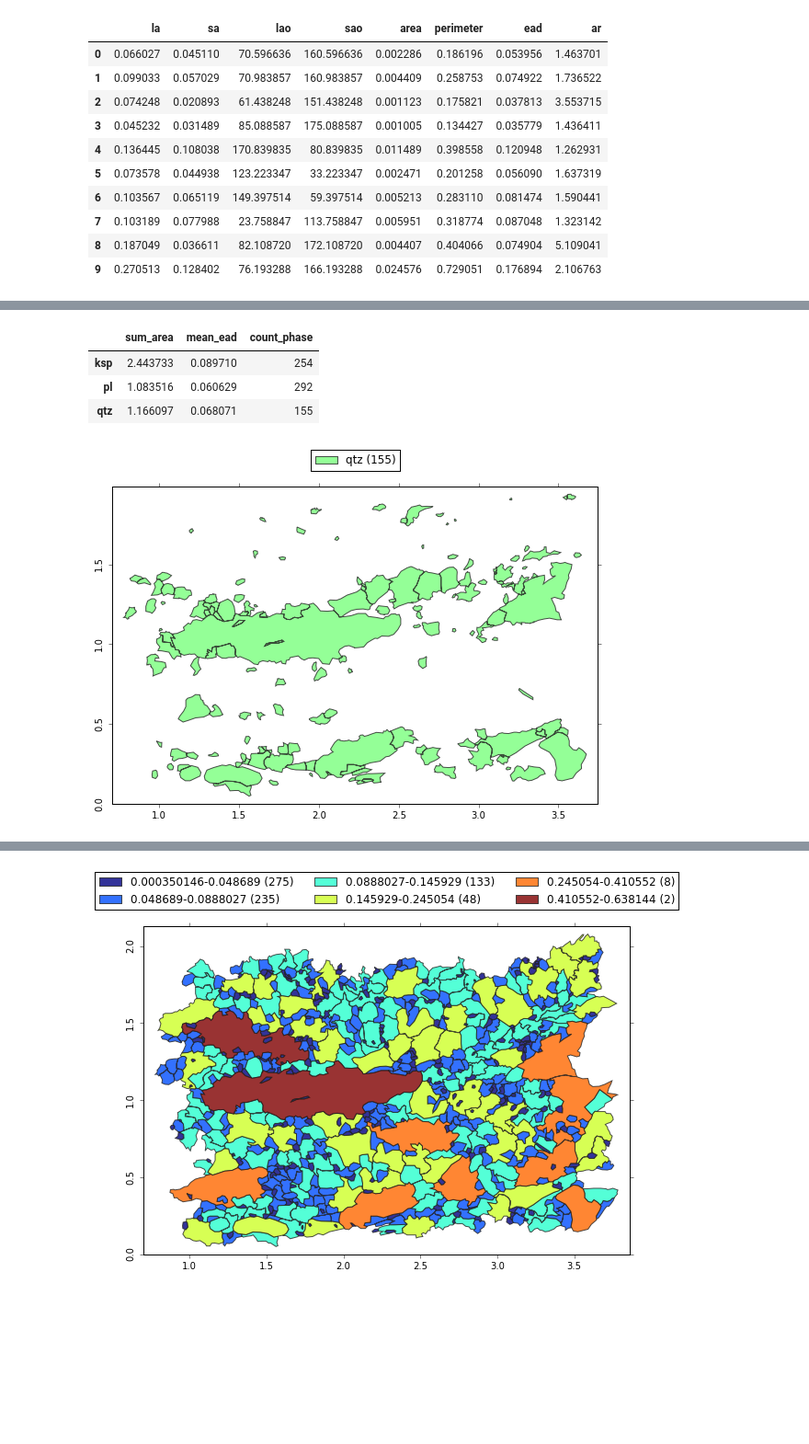
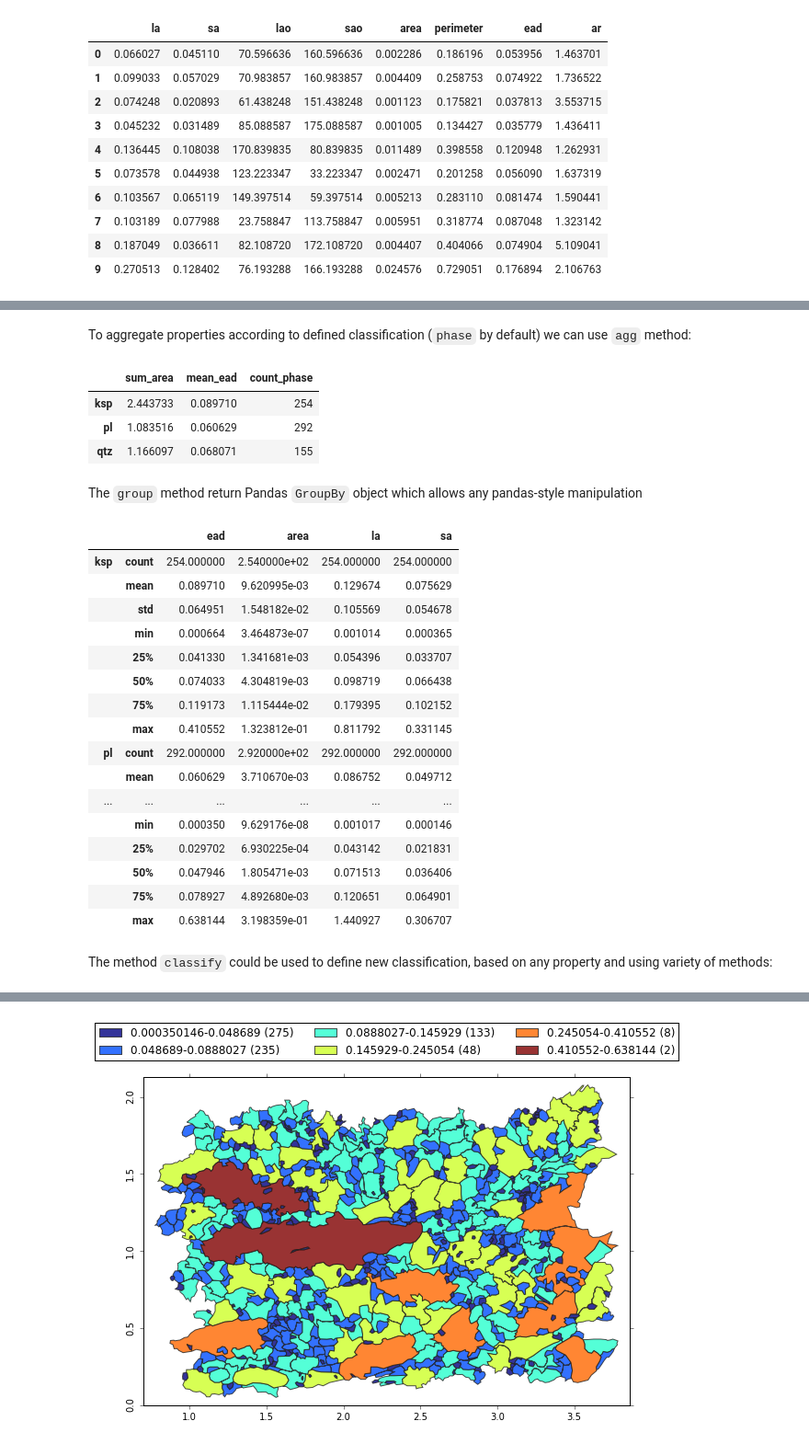
Before and after one commit to ondrolexa/polylx, a Jupyter notebook: polylx_tutorial.ipynb, the cells around one changed output, grey strips where cells are left out. Shown: that part at 92% size. Drawn from its saved outputs; the diff is of its cells as text; code cells hidden in the pictures; blank space fills up the shorter version.

```diff
--- a/polylx_tutorial.ipynb
+++ b/polylx_tutorial.ipynb
@@ -72,3 +88,5 @@ g.df('la', 'sa', 'lao', 'sao', 'area', 'perimeter', 'ead', 'ar').head(10)
+# %% [markdown]
+To aggregate properties according to defined classification (`phase` by default) we can use `agg` method:
 # %%
 g.agg('sum','area','mean','ead','count','phase')
 # %% [output]
@@ -76,7 +94,27 @@ g.agg('sum','area','mean','ead','count','phase')
 | ksp | 2.443733 | 0.089710 | 254 |
 | pl | 1.083516 | 0.060629 | 292 |
 | qtz | 1.166097 | 0.068071 | 155 |
-# %%
-g['qtz'].plot()
-# %% [output]
-[figure, removed]
+# %% [markdown]
+The `group` method return Pandas `GroupBy` object which allows any pandas-style manipulation
+# %%
+g.groups('ead', 'area', 'la', 'sa').describe()
+# %% [output]
+|  |  | ead | area | la | sa |
+| ksp | count | 254.000000 | 2.540000e+02 | 254.000000 | 254.000000 |
+|  | mean | 0.089710 | 9.620995e-03 | 0.129674 | 0.075629 |
+|  | std | 0.064951 | 1.548182e-02 | 0.105569 | 0.054678 |
+|  | min | 0.000664 | 3.464873e-07 | 0.001014 | 0.000365 |
+|  | 25% | 0.041330 | 1.341681e-03 | 0.054396 | 0.033707 |
+|  | 50% | 0.074033 | 4.304819e-03 | 0.098719 | 0.066438 |
+|  | 75% | 0.119173 | 1.115444e-02 | 0.179395 | 0.102152 |
+|  | max | 0.410552 | 1.323812e-01 | 0.811792 | 0.331145 |
+| pl | count | 292.000000 | 2.920000e+02 | 292.000000 | 292.000000 |
+|  | mean | 0.060629 | 3.710670e-03 | 0.086752 | 0.049712 |
+| ... | ... | ... | ... | ... | ... |
+|  | min | 0.000350 | 9.629176e-08 | 0.001017 | 0.000146 |
+|  | 25% | 0.029702 | 6.930225e-04 | 0.043142 | 0.021831 |
+|  | 50% | 0.047946 | 1.805471e-03 | 0.071513 | 0.036406 |
+|  | 75% | 0.078927 | 4.892680e-03 | 0.120651 | 0.064901 |
+|  | max | 0.638144 | 3.198359e-01 | 1.440927 | 0.306707 |
+# %% [markdown]
+The method `classify` could be used to define new classification, based on any property and using variety of methods:
```
Also changed, not shown: parts of 12 cells of this notebook, 1 other file.
